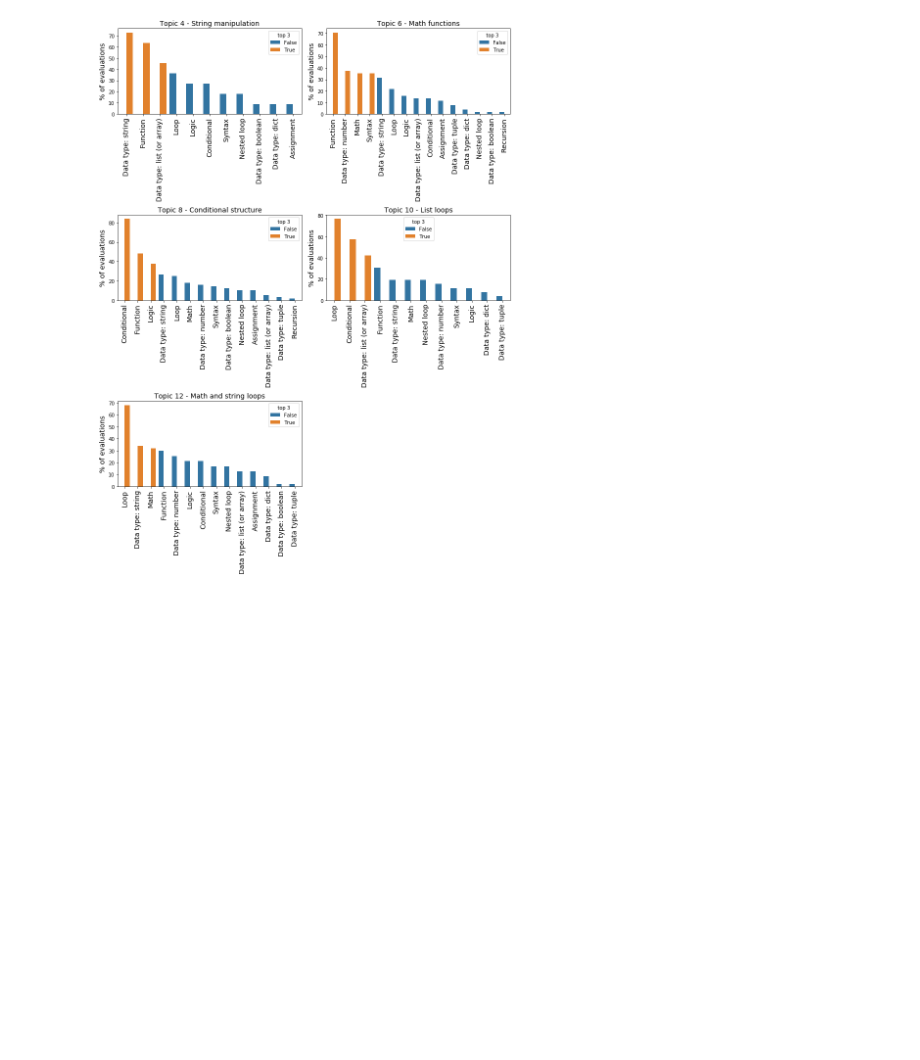
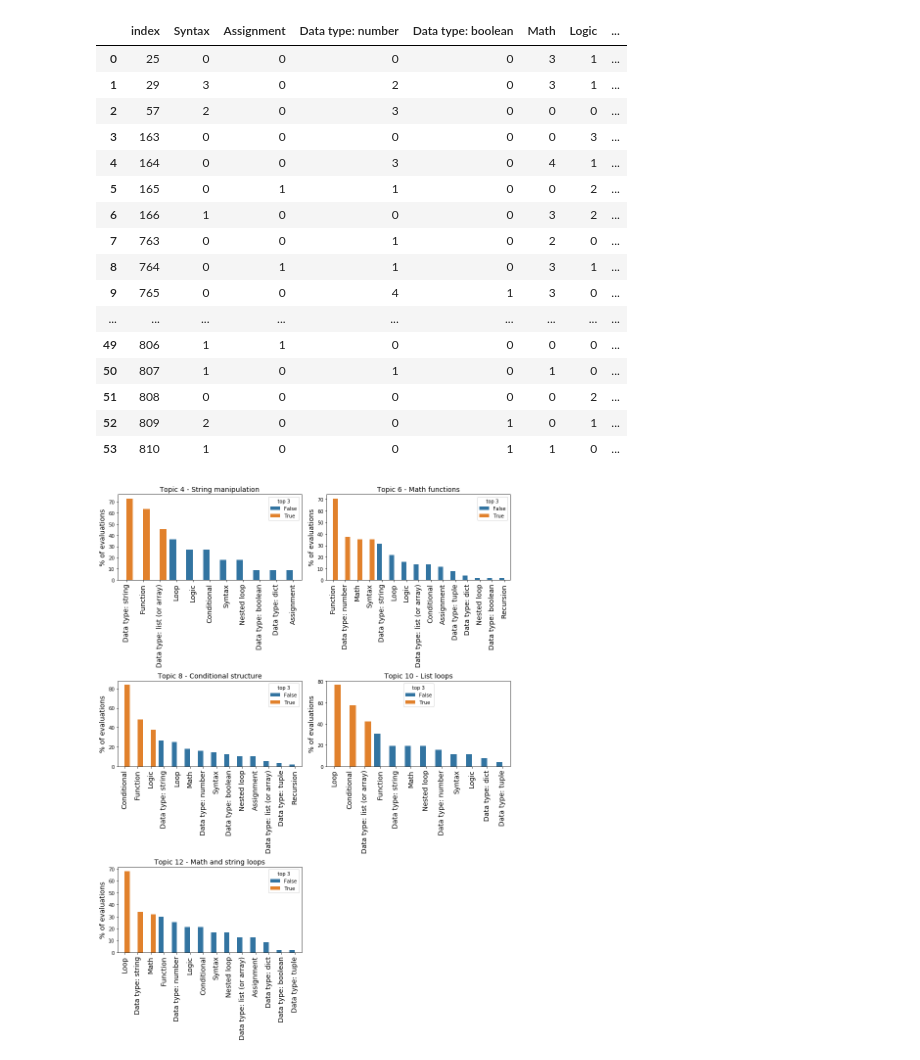
Before and after one commit to MachineTeachingEdu/machine-teaching, a Jupyter notebook: machineteaching/2019_05_28 - Concept Validation.ipynb, the cells around one changed output. Saved outputs shown, nothing was run; the diff lists cells and outputs as text; code cells hidden in the pictures; blank space fills up the shorter version.

```diff
--- a/machineteaching/2019_05_28 - Concept Validation.ipynb
+++ b/machineteaching/2019_05_28 - Concept Validation.ipynb
@@ -58,0 +60,3 @@ plt.show()
+# %%
+count = concepts.values_list('solution__problem__title', 'concept__label').annotate(count=Count('user'))
+count
@@ -58,0 +65,4 @@ plt.show()
+# %%
+data = {}
+for subject, concept, value in count:
+    data[concept] =
@@ -58,0 +81,13 @@ plt.show()
+# %%
+%%time
+data = {}
+categories = Concept.objects.all()
+subjects = Solution.objects.filter(id__in=docs_id)
+data['index'] = subjects.values_list('id', flat=True)
+
+for category in categories:
+    col_data = []
+    for subject in subjects:
+        count = SolutionConcept.objects.filter(concept=category, solution=subject).count()
+        col_data.append(count)
+    data[category.label] = col_data
@@ -59,3 +117,25 @@ plt.show()
+# %%
+df = pd.DataFrame(data)
+# %%
+df
+# %% [output]
+|  | index | Syntax | Assignment | Data type: number | Data type: boolean | Math | Logic | ... |
+| 0 | 25 | 0 | 0 | 0 | 0 | 3 | 1 | ... |
+| 1 | 29 | 3 | 0 | 2 | 0 | 3 | 1 | ... |
+| 2 | 57 | 2 | 0 | 3 | 0 | 0 | 0 | ... |
+| 3 | 163 | 0 | 0 | 0 | 0 | 0 | 3 | ... |
+| 4 | 164 | 0 | 0 | 3 | 0 | 4 | 1 | ... |
+| 5 | 165 | 0 | 1 | 1 | 0 | 0 | 2 | ... |
+| 6 | 166 | 1 | 0 | 0 | 0 | 3 | 2 | ... |
+| 7 | 763 | 0 | 0 | 1 | 0 | 2 | 0 | ... |
+| 8 | 764 | 0 | 1 | 1 | 0 | 3 | 1 | ... |
+| 9 | 765 | 0 | 0 | 4 | 1 | 3 | 0 | ... |
+| ... | ... | ... | ... | ... | ... | ... | ... | ... |
+| 49 | 806 | 1 | 1 | 0 | 0 | 0 | 0 | ... |
+| 50 | 807 | 1 | 0 | 1 | 0 | 1 | 0 | ... |
+| 51 | 808 | 0 | 0 | 0 | 0 | 0 | 2 | ... |
+| 52 | 809 | 2 | 0 | 0 | 1 | 0 | 1 | ... |
+| 53 | 810 | 1 | 0 | 0 | 1 | 1 | 0 | ... |
 # %%
 concept_solution = []
 fig = plt.figure(figsize=(12,16))
```
Also changed, not shown: parts of 9 cells of this notebook.
